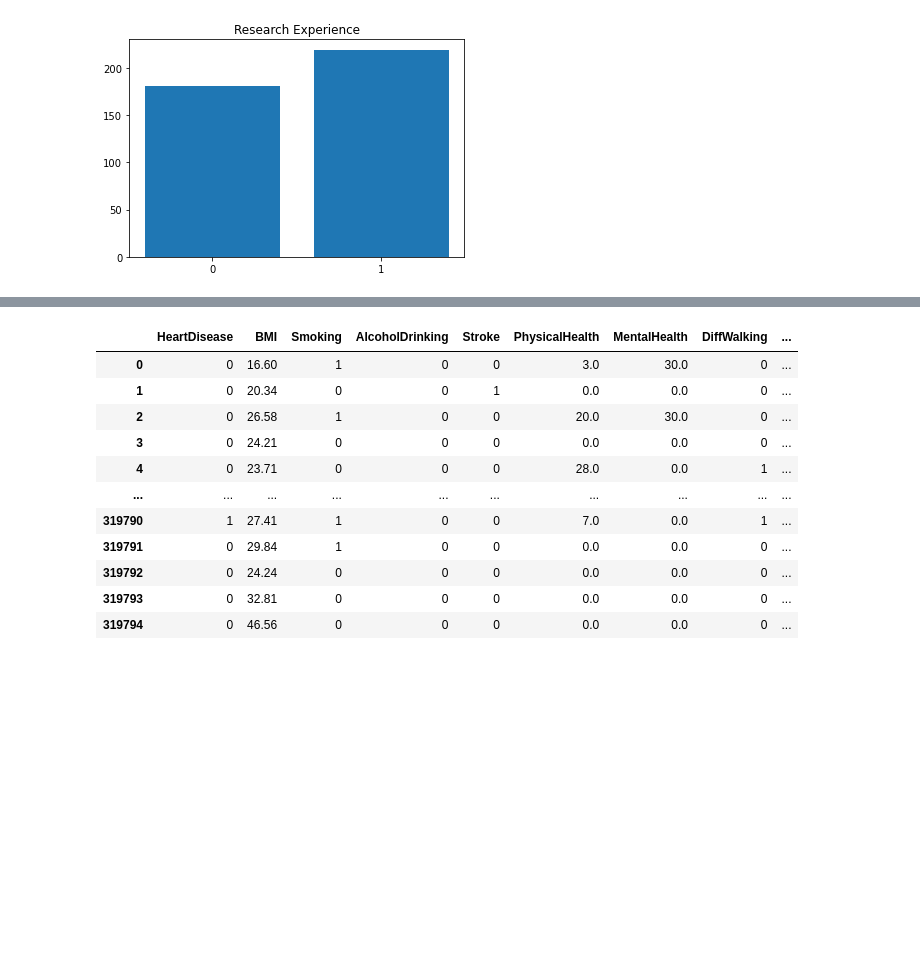
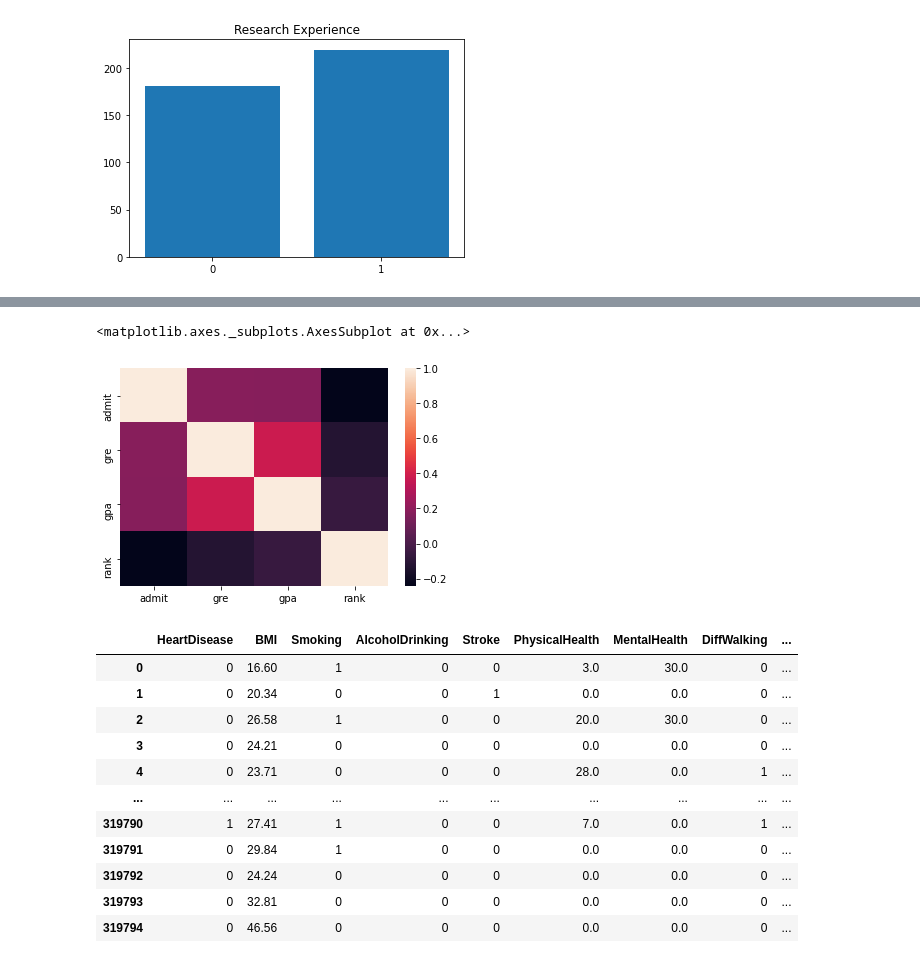
Before and after one commit to bkudaimi/Applied-Data-Science, a Jupyter notebook: DSC 680 Project 3 - Predicting Student Admission.ipynb, the cells around one changed output, grey strips where cells are left out. Saved outputs shown, nothing was run; the diff lists cells and outputs as text; code cells hidden in the pictures; blank space fills up the shorter version.

```diff
--- a/DSC 680 Project 3 - Predicting Student Admission.ipynb
+++ b/DSC 680 Project 3 - Predicting Student Admission.ipynb
@@ -91,3 +96,9 @@ plt.show()
+# %%
+A= pd.read_csv('student_data.csv')
+sns.heatmap(A.corr())
+# %% [output]
+<matplotlib.axes._subplots.AxesSubplot at 0x...>
+[figure, added]
 # %%
 #Defining lists and dictionaries to replace the string values of the columns with numerical values
 #This will allow a classification model to be trained on the data
```
Also changed, not shown: parts of 1 cell of this notebook.
